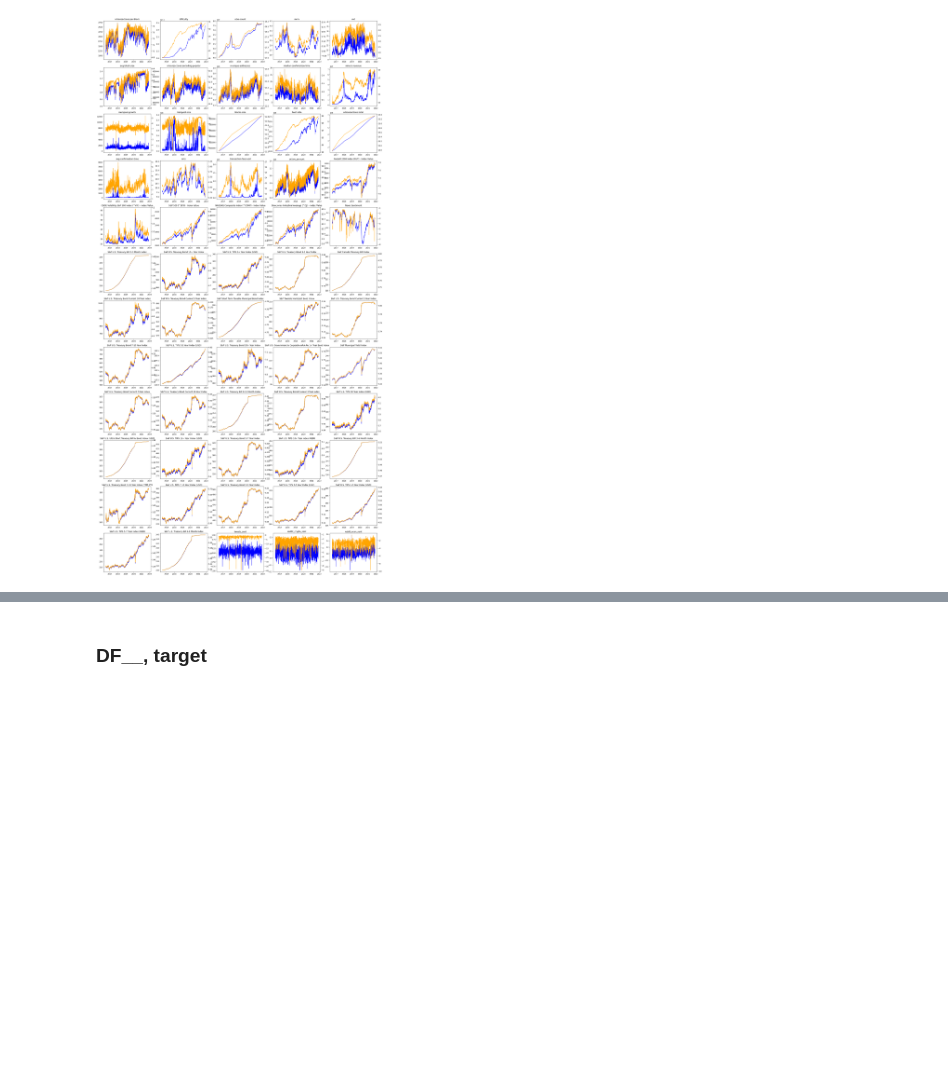
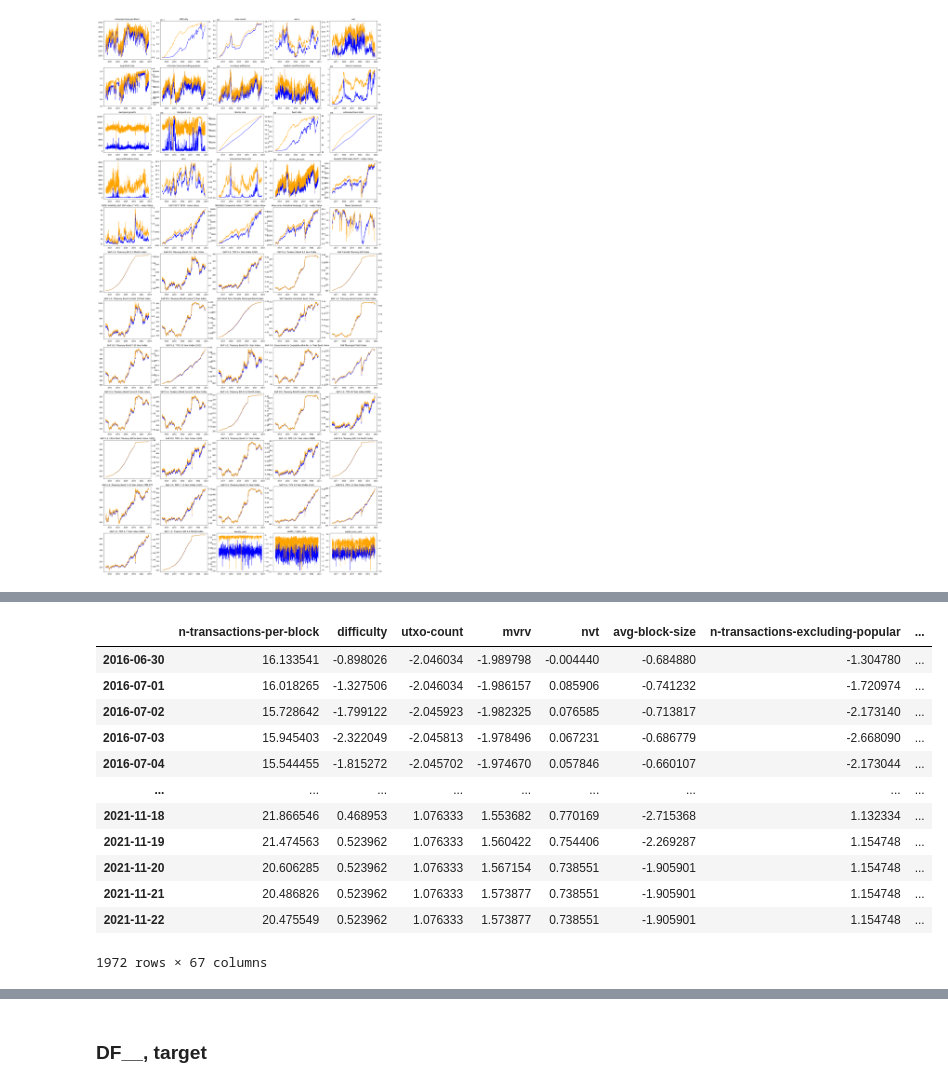
Before and after one commit to michelangelo89/btc_sent_fc, a Jupyter notebook: notebooks/Michelangelo_RNN.ipynb, the cells around one changed output, grey strips where cells are left out. Drawn from its saved outputs; the diff is of its cells as text; code cells hidden in the pictures; blank space fills up the shorter version.

```diff
--- a/notebooks/Michelangelo_RNN.ipynb
+++ b/notebooks/Michelangelo_RNN.ipynb
@@ -144,0 +200,23 @@ df.head(2)
+# %%
+def scale_feature():
+
+    log_tra = FunctionTransformer(np.log)
+
+# Impute then Scale for numerical variables:
+
+    target_col = make_pipeline(KNNImputer(),log_tra)
+
+    log_columns = make_pipeline(KNNImputer(),log_tra,StandardScaler())
+
+    no_log_columns = make_pipeline(KNNImputer(),StandardScaler())
+
+
+    preprocessor = ColumnTransformer([
+        ('target',target_col, target),
+    ('log_columns', log_columns, log_col_),
+    ('no_log_columns', no_log_columns, no_log_col_)],
+    remainder='passthrough')
+
+    return preprocessor
+# %%
+sergeye = pd.read_csv('../raw_data/final_data/input_data_input_data_1.csv', index_col=0 ,parse_dates=True)
@@ -144,0 +230,18 @@ df.head(2)
+# %%
+pr = scale_feature()
+# %%
+pd.DataFrame(pr.fit_transform(sergeye),columns=sergeye.columns,index=sergeye.index)
+# %% [output]
+|  | n-transactions-per-block | difficulty | utxo-count | mvrv | nvt | avg-block-size | n-transactions-excluding-popular | ... |
+| 2016-06-30 | 16.133541 | -0.898026 | -2.046034 | -1.989798 | -0.004440 | -0.684880 | -1.304780 | ... |
+| 2016-07-01 | 16.018265 | -1.327506 | -2.046034 | -1.986157 | 0.085906 | -0.741232 | -1.720974 | ... |
+| 2016-07-02 | 15.728642 | -1.799122 | -2.045923 | -1.982325 | 0.076585 | -0.713817 | -2.173140 | ... |
+| 2016-07-03 | 15.945403 | -2.322049 | -2.045813 | -1.978496 | 0.067231 | -0.686779 | -2.668090 | ... |
+| 2016-07-04 | 15.544455 | -1.815272 | -2.045702 | -1.974670 | 0.057846 | -0.660107 | -2.173044 | ... |
+| ... | ... | ... | ... | ... | ... | ... | ... | ... |
+| 2021-11-18 | 21.866546 | 0.468953 | 1.076333 | 1.553682 | 0.770169 | -2.715368 | 1.132334 | ... |
+| 2021-11-19 | 21.474563 | 0.523962 | 1.076333 | 1.560422 | 0.754406 | -2.269287 | 1.154748 | ... |
+| 2021-11-20 | 20.606285 | 0.523962 | 1.076333 | 1.567154 | 0.738551 | -1.905901 | 1.154748 | ... |
+| 2021-11-21 | 20.486826 | 0.523962 | 1.076333 | 1.573877 | 0.738551 | -1.905901 | 1.154748 | ... |
+| 2021-11-22 | 20.475549 | 0.523962 | 1.076333 | 1.573877 | 0.738551 | -1.905901 | 1.154748 | ... |
+1972 rows × 67 columns
```
Also changed, not shown: parts of 7 cells of this notebook, 4 other files.
